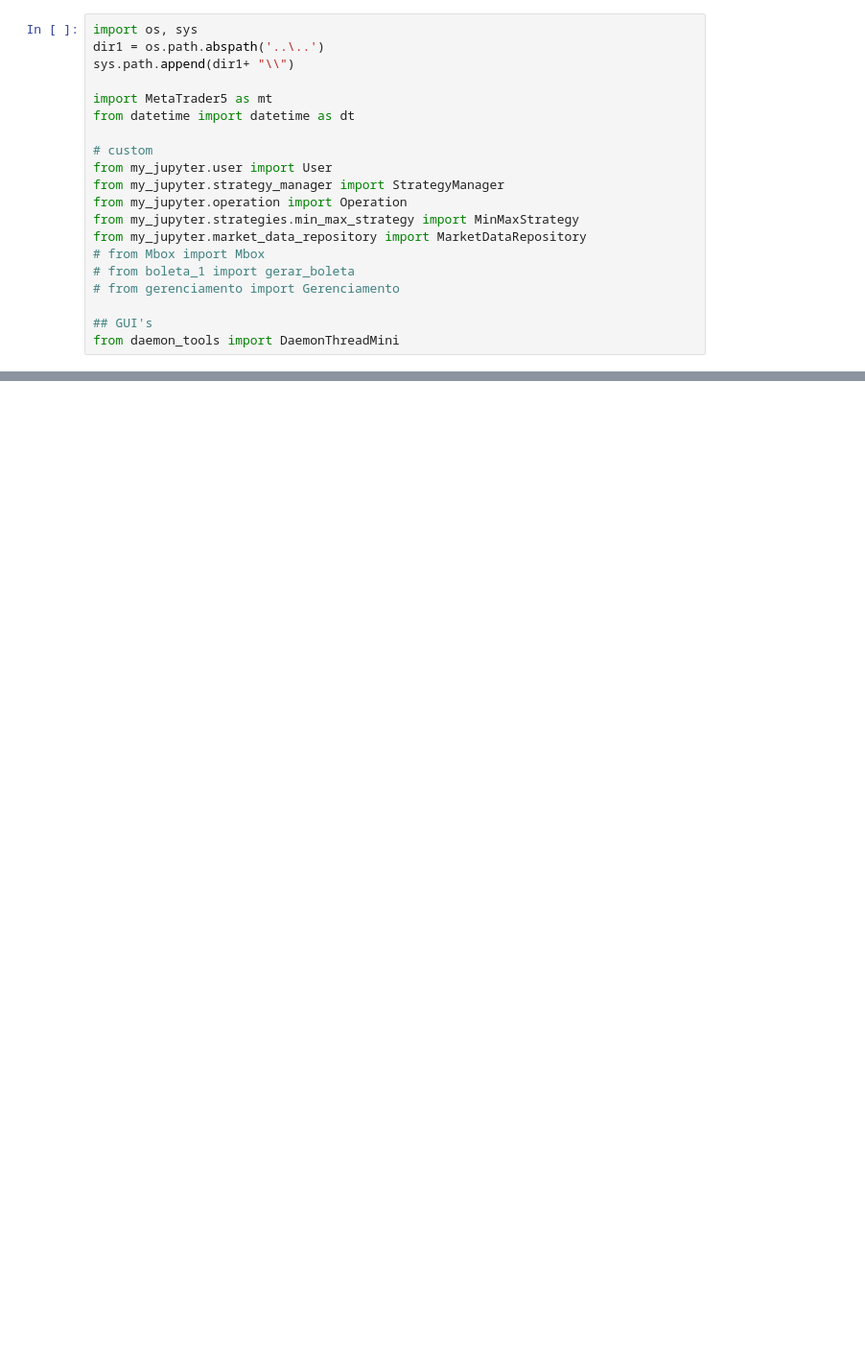
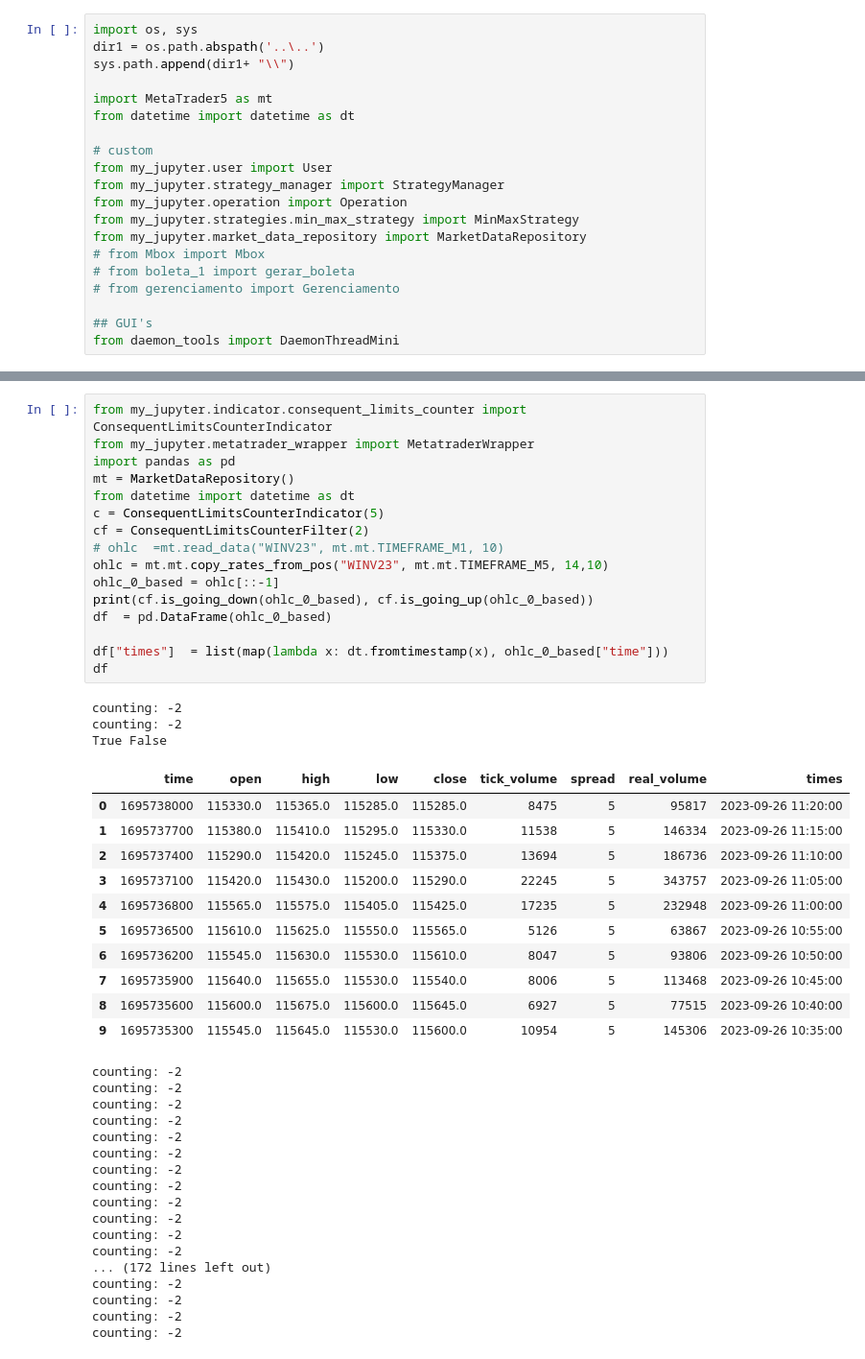
Before and after one commit to pedrotnascimento/financial_market_project, a Jupyter notebook: my_jupyter/daemons/mql5-daemon.ipynb, the cells around one changed output, grey strips where cells are left out. Shown at 96% size. Saved outputs shown, nothing was run; the diff lists cells and outputs as text; blank space fills up the shorter version.

```diff
--- a/my_jupyter/daemons/mql5-daemon.ipynb
+++ b/my_jupyter/daemons/mql5-daemon.ipynb
@@ -63,0 +87,48 @@ bars = mt.mt.copy_rates_from_pos("PETR4", mt.mt.TIMEFRAME_D1, 0, 1000000-1)[::-1
+# %%
+from my_jupyter.indicator.consequent_limits_counter import ConsequentLimitsCounterIndicator
+from my_jupyter.metatrader_wrapper import MetatraderWrapper
+import pandas as pd
+mt = MarketDataRepository()
+from datetime import datetime as dt
+c = ConsequentLimitsCounterIndicator(5)
+cf = ConsequentLimitsCounterFilter(2)
+# ohlc  =mt.read_data("WINV23", mt.mt.TIMEFRAME_M1, 10)
+ohlc = mt.mt.copy_rates_from_pos("WINV23", mt.mt.TIMEFRAME_M5, 14,10)
+ohlc_0_based = ohlc[::-1]
+print(cf.is_going_down(ohlc_0_based), cf.is_going_up(ohlc_0_based))
+df  = pd.DataFrame(ohlc_0_based)
+
+df["times"]  = list(map(lambda x: dt.fromtimestamp(x), ohlc_0_based["time"]))
+df
+# %% [output]
+counting: -2
+counting: -2
+True False
+|  | time | open | high | low | close | tick_volume | spread | real_volume | times |
+| 0 | 1695738000 | 115330.0 | 115365.0 | 115285.0 | 115285.0 | 8475 | 5 | 95817 | 2023-09-26 11:20:00 |
+| 1 | 1695737700 | 115380.0 | 115410.0 | 115295.0 | 115330.0 | 11538 | 5 | 146334 | 2023-09-26 11:15:00 |
+| 2 | 1695737400 | 115290.0 | 115420.0 | 115245.0 | 115375.0 | 13694 | 5 | 186736 | 2023-09-26 11:10:00 |
+| 3 | 1695737100 | 115420.0 | 115430.0 | 115200.0 | 115290.0 | 22245 | 5 | 343757 | 2023-09-26 11:05:00 |
+| 4 | 1695736800 | 115565.0 | 115575.0 | 115405.0 | 115425.0 | 17235 | 5 | 232948 | 2023-09-26 11:00:00 |
+| 5 | 1695736500 | 115610.0 | 115625.0 | 115550.0 | 115565.0 | 5126 | 5 | 63867 | 2023-09-26 10:55:00 |
+| 6 | 1695736200 | 115545.0 | 115630.0 | 115530.0 | 115610.0 | 8047 | 5 | 93806 | 2023-09-26 10:50:00 |
+| 7 | 1695735900 | 115640.0 | 115655.0 | 115530.0 | 115540.0 | 8006 | 5 | 113468 | 2023-09-26 10:45:00 |
+| 8 | 1695735600 | 115600.0 | 115675.0 | 115600.0 | 115645.0 | 6927 | 5 | 77515 | 2023-09-26 10:40:00 |
+| 9 | 1695735300 | 115545.0 | 115645.0 | 115530.0 | 115600.0 | 10954 | 5 | 145306 | 2023-09-26 10:35:00 |
+counting: -2
+counting: -2
+counting: -2
+counting: -2
+counting: -2
+counting: -2
+counting: -2
+counting: -2
+counting: -2
+counting: -2
+counting: -2
+counting: -2
+... (172 lines left out)
+counting: -2
+counting: -2
+counting: -2
+counting: -2
```
Also changed, not shown: parts of 5 cells of this notebook, 11 other files.
